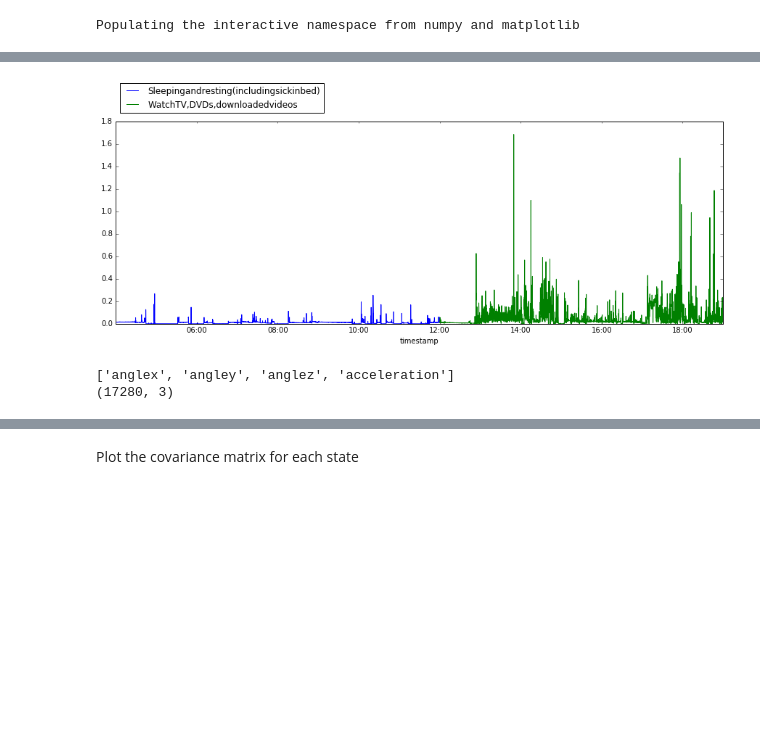
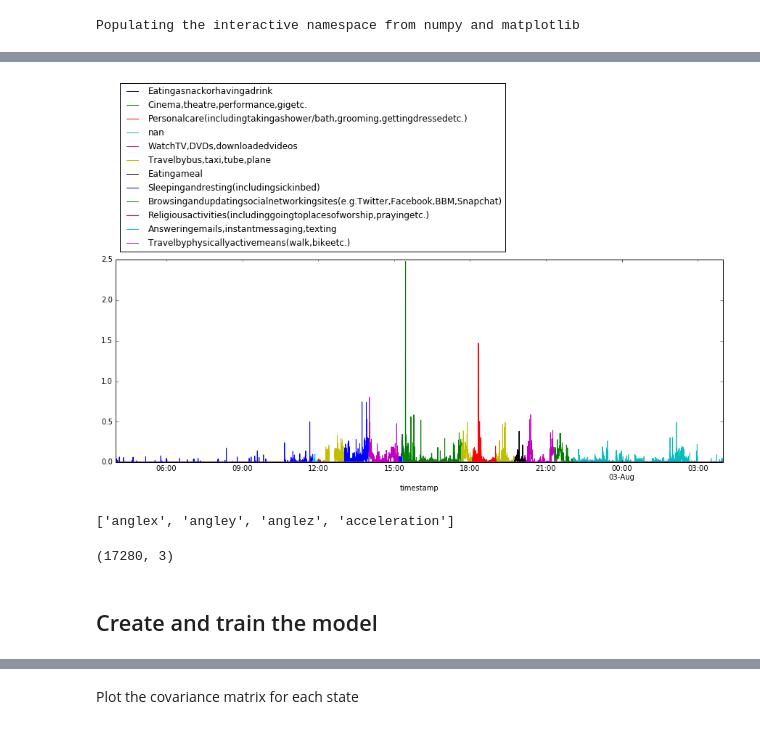
Before and after one commit to wadpac/hsmm4acc, a Jupyter notebook: notebooks/HSMM_all.ipynb, the cells around one changed output, grey strips where cells are left out. Cells and saved outputs as stored; diff of their text form; code cells hidden in the pictures; blank space fills up the shorter version.

```diff
--- a/notebooks/HSMM_all.ipynb
+++ b/notebooks/HSMM_all.ipynb
@@ -13,6 +13,9 @@ sys.path.insert(0, os.path.abspath('..'))
 
 from UKMovementSensing import hsmm
 # %%
-path_to_files = "/media/sf_VBox_Shared/London/accelerometer_5second/merged/"
-path_to_file5sec = os.path.join(path_to_files, "__016563_2014-08-08 12-02-19.bin_day1.csv")
-day1_5sec = pd.read_csv(path_to_file5sec)
+datadir = "/media/sf_VBox_Shared/London/accelerometer_5second/merged/"
+path_to_file5sec = os.path.join(datadir, "__016563_2014-08-08 12-02-19.bin_day1.csv")
+# %%
+filenames = os.listdir(datadir)
+datasets = [pd.read_csv(os.path.join(datadir,fn)) for fn in filenames]
+print(len(datasets))
@@ -19,6 +24,12 @@ day1_5sec = pd.read_csv(path_to_file5sec)
+# %%
+for i in range(len(datasets)):
+    datasets[i] = datasets[i].set_index('timestamp')
+    datasets[i].index = pd.to_datetime(datasets[i].index)
+    datasets[i]['Activity'] = [str(a) for a in datasets[i]['Activity']]
 # %%
-day1_5sec = day1_5sec.set_index('timestamp')
-day1_5sec.index = pd.to_datetime(day1_5sec.index)
+example_index = 2
+day1_5sec = datasets[example_index]
+
 print(min(day1_5sec.index))
 print(max(day1_5sec.index))
 # %% [output]
@@ -27,16 +38,24 @@ print(max(day1_5sec.index))
 # %%
-byAct = day1_5sec.groupby('Activity')
+#byAct = day1_5sec.groupby('Activity')
+activities = set(day1_5sec['Activity'])
 fig, ax = plt.subplots(figsize=(15,5))
-for act,dfa in byAct:
+for act in activities:
+    dfa = day1_5sec.copy()
+    dfa[dfa['Activity']!=act] = 0
     dfa['acceleration'].plot(label=act)
 legend(bbox_to_anchor=(0., 1.02, 1., .102), loc=3);
 # %% [output]
-[figure, old version]
+[figure, new version]
 # %%
-X = np.column_stack([day1_5sec.anglex, day1_5sec.angley, day1_5sec.anglez]) #, day1_5sec.acceleration])
+X_list = [np.column_stack([d.anglex, d.angley, d.anglez]) for d in datasets] #, day1_5sec.acceleration])
 column_names = ['anglex', 'angley', 'anglez', 'acceleration']
 print(column_names)
-print(X.shape)
 # %% [output]
 ['anglex', 'angley', 'anglez', 'acceleration']
-(17280, 3)
+# %%
+X = X_list[example_index]
+print(X.shape)
+# %% [output]
+(17280, 3)
+# %% [markdown]
+## Create and train the model
```
Also changed, not shown: parts of 20 cells of this notebook, 7 other files.
